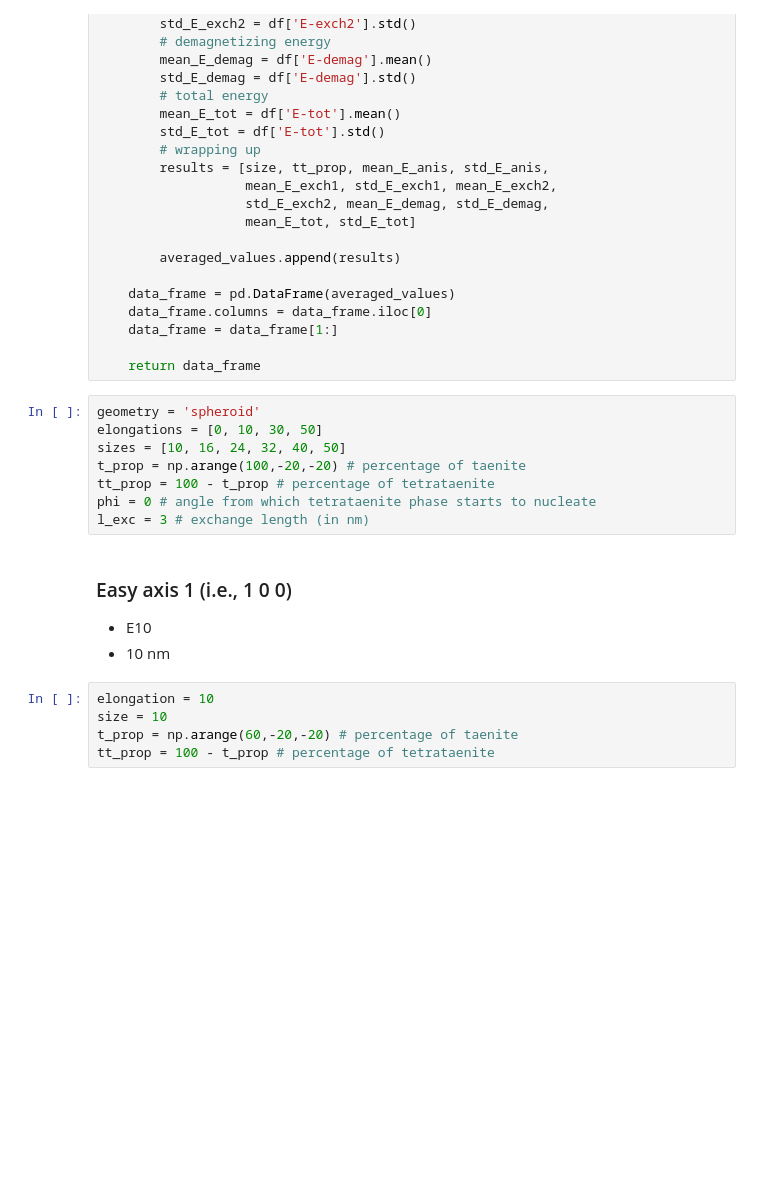
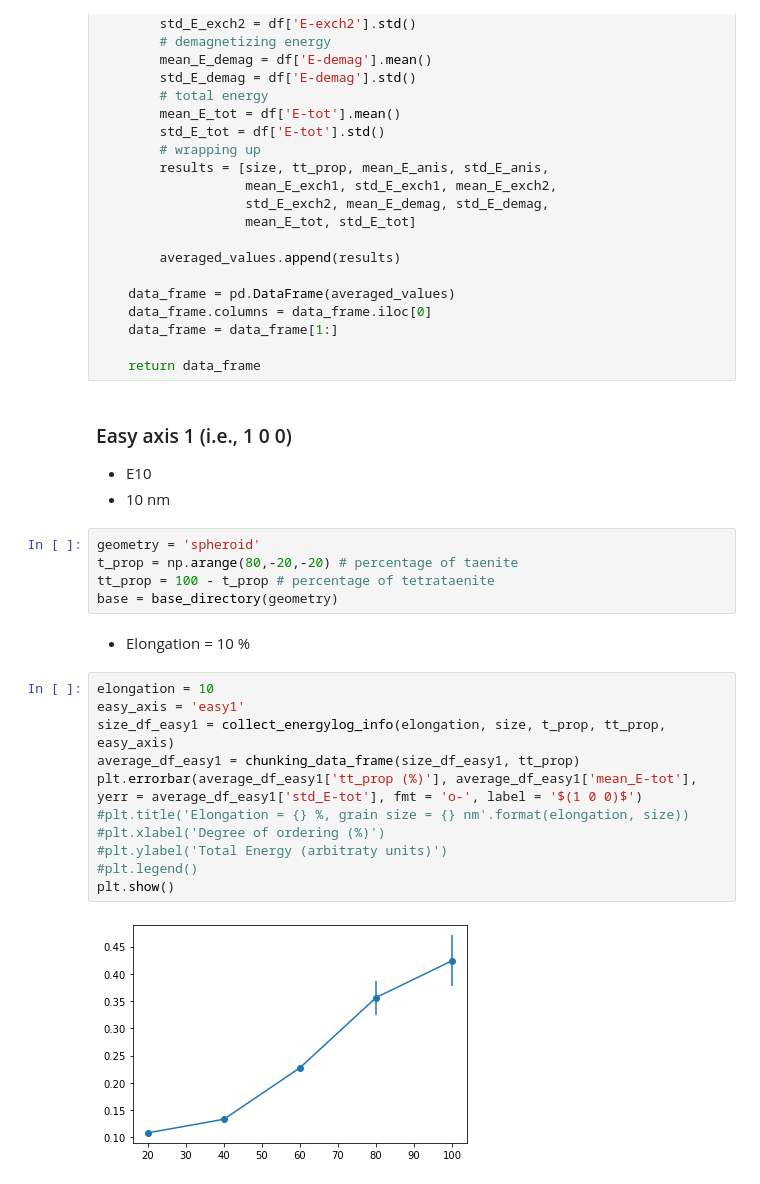
Before and after one commit to devienne/taenite_tetrataenite, a Jupyter notebook: plots.ipynb, the cells around one changed output. Saved outputs shown, nothing was run; the diff lists cells and outputs as text; blank space fills up the shorter version.

Commit message:
improved plotting notebook 2

```diff
--- a/plots.ipynb
+++ b/plots.ipynb
@@ -109,20 +109,27 @@ def chunking_data_frame(data_frame, tt_prop):
     data_frame = data_frame[1:]
 
     return data_frame
-# %%
-geometry = 'spheroid'
-elongations = [0, 10, 30, 50]
-sizes = [10, 16, 24, 32, 40, 50]
-t_prop = np.arange(100,-20,-20) # percentage of taenite
-tt_prop = 100 - t_prop # percentage of tetrataenite
-phi = 0 # angle from which tetrataenite phase starts to nucleate
-l_exc = 3 # exchange length (in nm)
 # %% [markdown]
 ### Easy axis 1 (i.e., 1 0 0)
 * E10
 * 10 nm
 # %%
-elongation = 10
-size = 10
-t_prop = np.arange(60,-20,-20) # percentage of taenite
+geometry = 'spheroid'
+t_prop = np.arange(80,-20,-20) # percentage of taenite
 tt_prop = 100 - t_prop # percentage of tetrataenite
+base = base_directory(geometry)
+# %% [markdown]
+* Elongation = 10 %
+# %%
+elongation = 10
+easy_axis = 'easy1'
+size_df_easy1 = collect_energylog_info(elongation, size, t_prop, tt_prop, easy_axis)
+average_df_easy1 = chunking_data_frame(size_df_easy1, tt_prop)
+plt.errorbar(average_df_easy1['tt_prop (%)'], average_df_easy1['mean_E-tot'], yerr = average_df_easy1['std_E-tot'], fmt = 'o-', label = '$(1 0 0)$')
+#plt.title('Elongation = {} %, grain size = {} nm'.format(elongation, size))
+#plt.xlabel('Degree of ordering (%)')
+#plt.ylabel('Total Energy (arbitraty units)')
+#plt.legend()
+plt.show()
+# %% [output]
+[figure, added]
```
Also changed, not shown: parts of 15 cells of this notebook.
